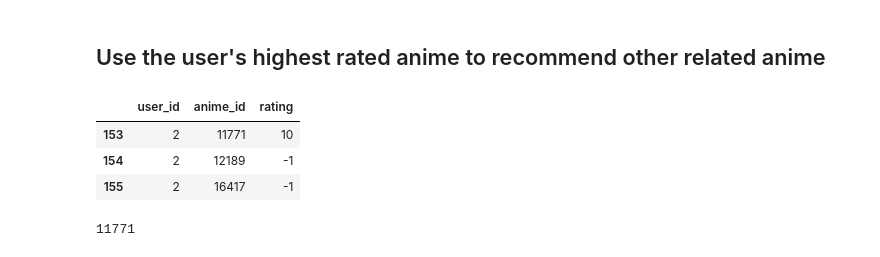
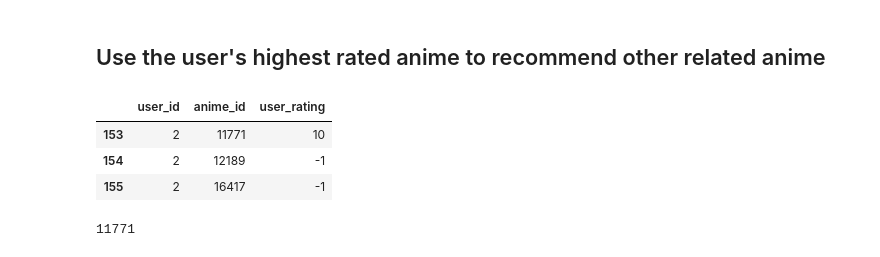
Before and after one commit to englip2002/AnimeRecommenderSystem, a Jupyter notebook: HybridRecommender.ipynb, the cells around one changed output. Cells and saved outputs as stored; diff of their text form; code cells hidden in the pictures.

```diff
--- a/HybridRecommender.ipynb
+++ b/HybridRecommender.ipynb
@@ -44,7 +44,7 @@ anime_data
 12294 rows × 7 columns
 # %%
 rating_data = pd.read_csv('rating.csv')
-rating_data = rating_data[:1000000]
+#rating_data = rating_data[:1000000]
 rating_data = pd.DataFrame(rating_data)
 rating_data
 # %% [output]
@@ -116,0 +128,3 @@ memory usage: 22.9 MB
+# %%
+rating_data = rating_data.rename(columns={"rating": "user_rating"})
+rating_data.head(3)
@@ -394,10 +410,10 @@ user_recommendation_list
 # %% [markdown]
 ## Use the user's highest rated anime to recommend other related anime
 # %%
-target_user_rating = rating_data.loc[rating_data['user_id'] == target_user_id].sort_values(by = 'rating', ascending= False)
+target_user_rating = rating_data.loc[rating_data['user_id'] == target_user_id].sort_values(by = 'user_rating', ascending= False)
 pd.DataFrame(target_user_rating.head(10))
 # %% [output]
-|  | user_id | anime_id | rating |
+|  | user_id | anime_id | user_rating |
 | 153 | 2 | 11771 | 10 |
 | 154 | 2 | 12189 | -1 |
 | 155 | 2 | 16417 | -1 |
```
Also changed, not shown: parts of 37 cells of this notebook.
